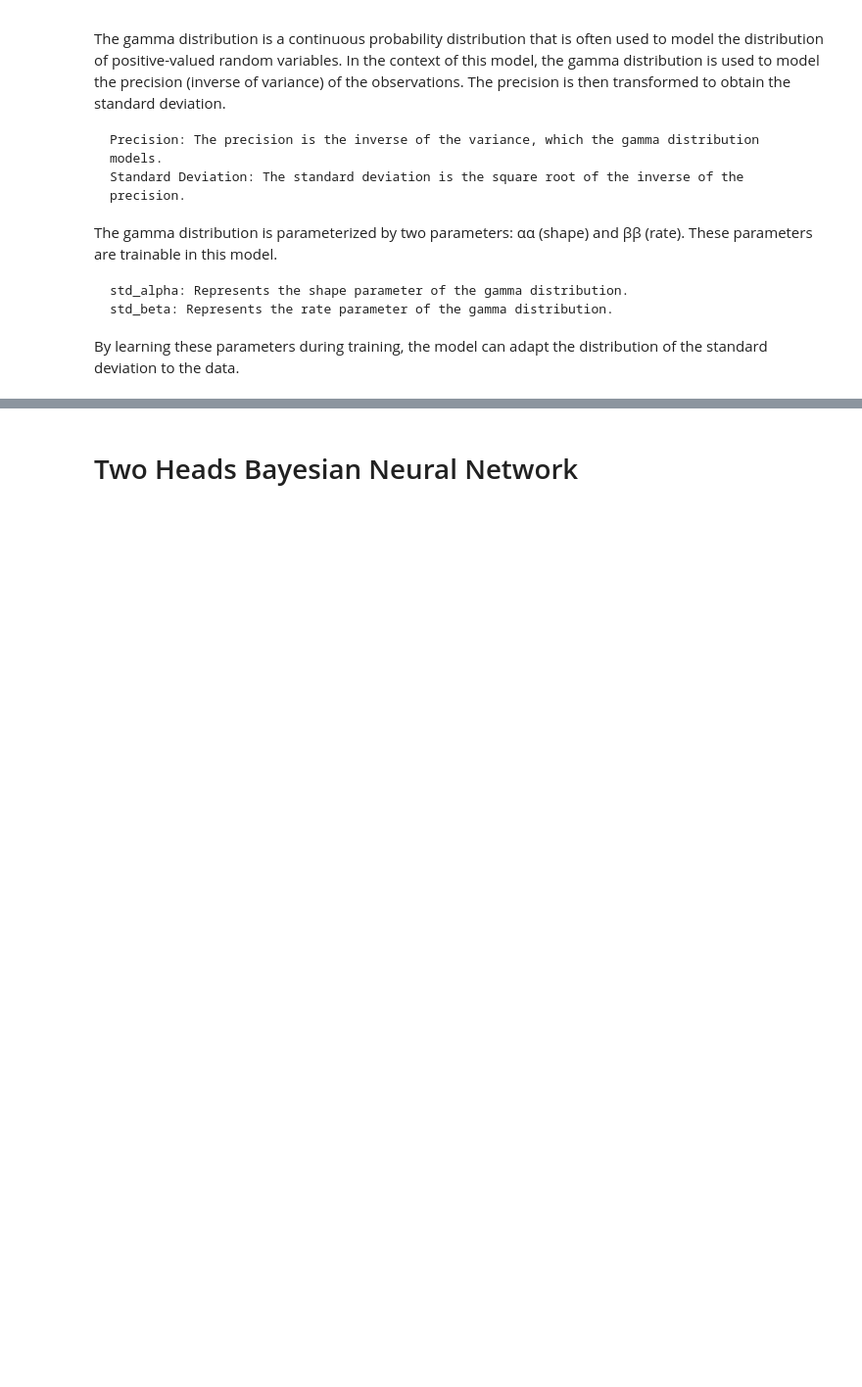
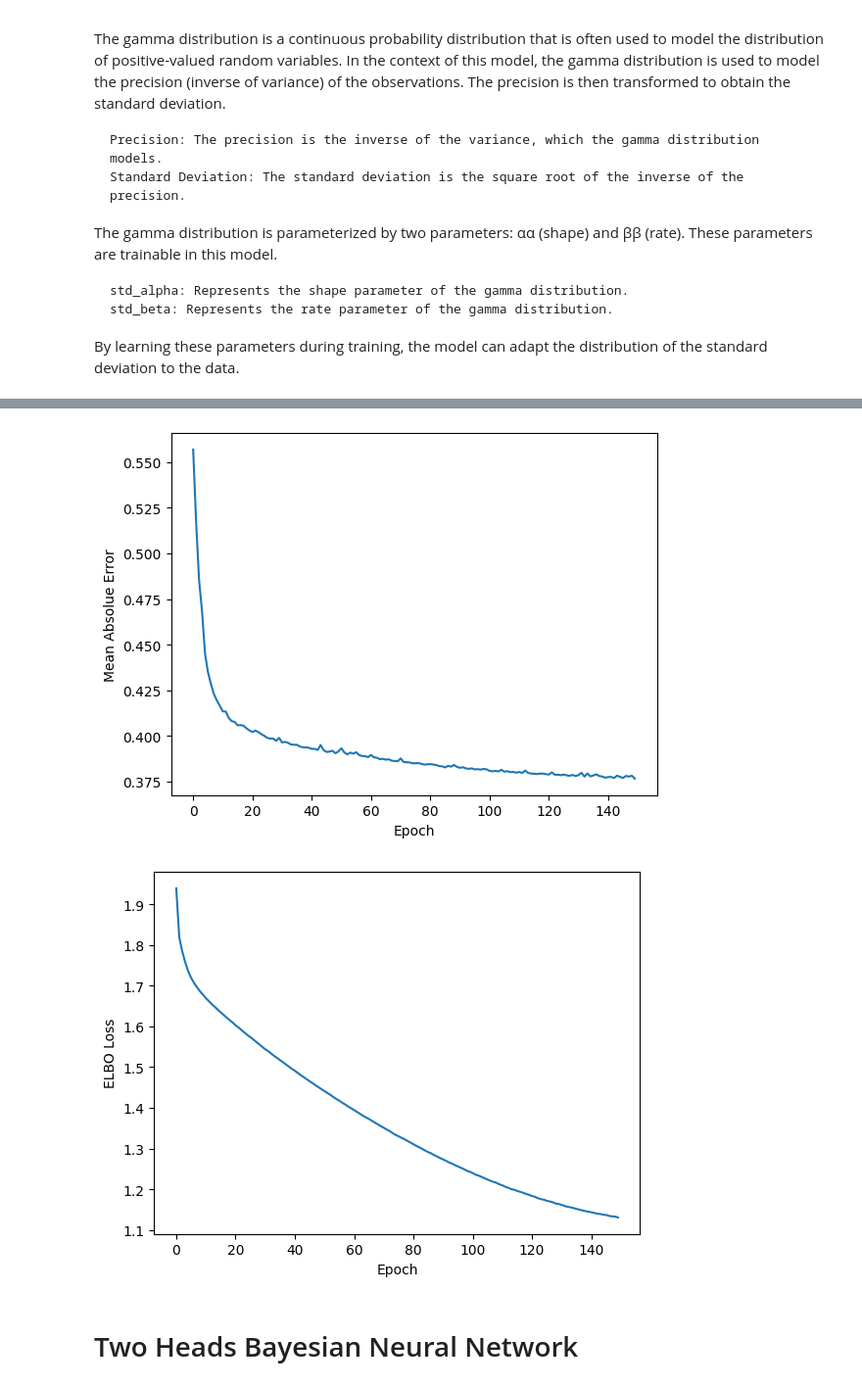
Before and after one commit to marcosbenicio/bayesian-neural-network, a Jupyter notebook: 02-regression/bnn-regression.ipynb, the cells around one changed output, grey strips where cells are left out. Shown at 98% size. Drawn from its saved outputs; the diff is of its cells as text; code cells hidden in the pictures; blank space fills up the shorter version.

```diff
--- a/02-regression/bnn-regression.ipynb
+++ b/02-regression/bnn-regression.ipynb
@@ -1190,0 +1262,4 @@ class BNNRegressor(Model):
+# %%
+model = BNNRegressor([7, 256, 128, 64, 32, 1], total_samples= X_train.shape[0])
+model.compile(optimizer = tf.keras.optimizers.Adam(learning_rate=1e-4))
+history = model.fit(X_train, Y_train[:, None], batch_size=1024, epochs=150, validation_data=(X_val, Y_val[:, None]), verbose=1)
@@ -1191,3 +1284,18 @@ class BNNRegressor(Model):
+# %%
+# Plot the ELBO Loss over training
+plt.plot(history.history['val_mae'])
+plt.xlabel('Epoch')
+plt.ylabel('Mean Absolue Error')
+plt.show()
+
+# Plot error over training
+plt.plot(history.history['train_elbo'])
+plt.xlabel('Epoch')
+plt.ylabel('ELBO Loss')
+plt.show()
+# %% [output]
+[figure, added]
+[figure, added]
 # %% [markdown]
 # Two Heads Bayesian Neural Network
 # %% [markdown]
```
Also changed, not shown: parts of 9 cells of this notebook, 2 other files.
